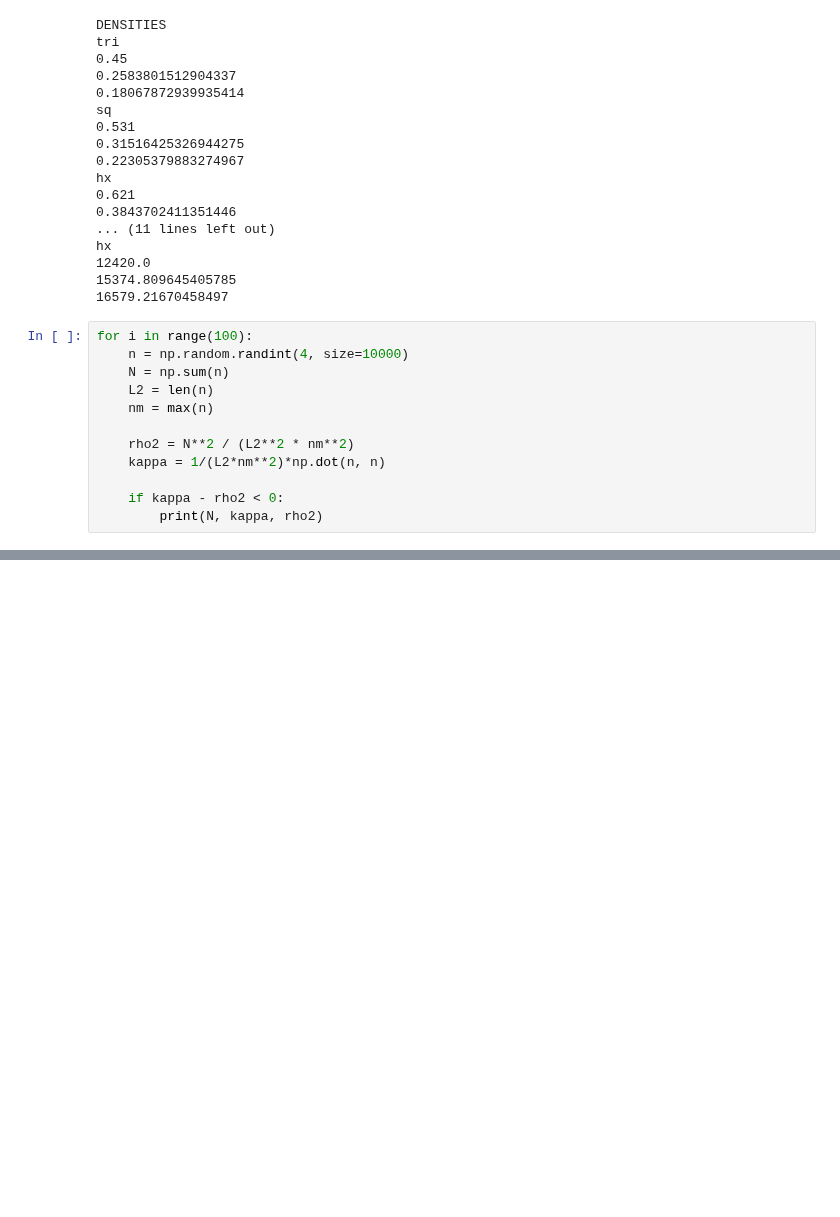
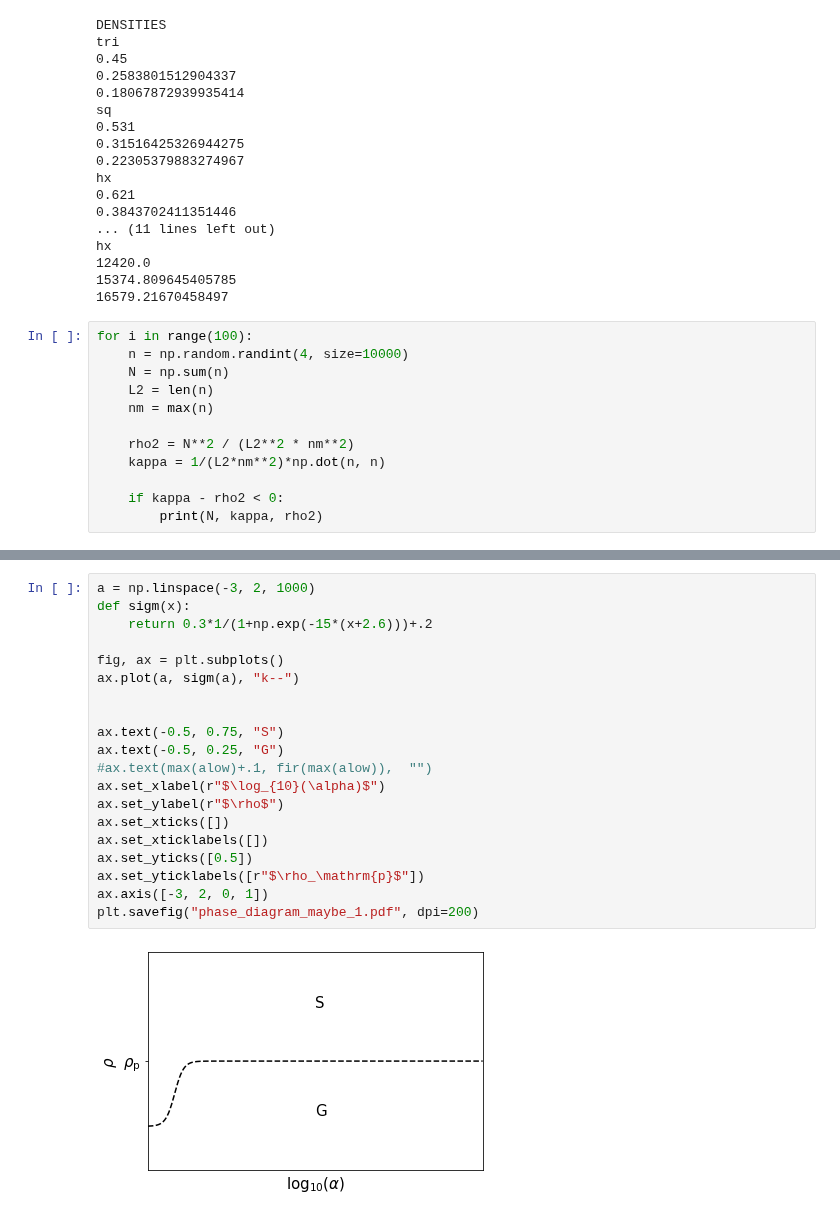
Before and after one commit to larstors/BA, a Jupyter notebook: testing.ipynb, the cells around one changed output, grey strips where cells are left out. Saved outputs shown, nothing was run; the diff lists cells and outputs as text; blank space fills up the shorter version.

```diff
--- a/testing.ipynb
+++ b/testing.ipynb
@@ -642,0 +643,22 @@ plt.savefig("phase_diagram_maybe.pdf", dpi=200)
+# %%
+a = np.linspace(-3, 2, 1000)
+def sigm(x):
+    return 0.3*1/(1+np.exp(-15*(x+2.6)))+.2
+
+fig, ax = plt.subplots()
+ax.plot(a, sigm(a), "k--")
+
+
+ax.text(-0.5, 0.75, "S")
+ax.text(-0.5, 0.25, "G")
+#ax.text(max(alow)+.1, fir(max(alow)),  "")
+ax.set_xlabel(r"$\log_{10}(\alpha)$")
+ax.set_ylabel(r"$\rho$")
+ax.set_xticks([])
+ax.set_xticklabels([])
+ax.set_yticks([0.5])
+ax.set_yticklabels([r"$\rho_\mathrm{p}$"])
+ax.axis([-3, 2, 0, 1])
+plt.savefig("phase_diagram_maybe_1.pdf", dpi=200)
+# %% [output]
+[figure, added]
```
Also changed, not shown: parts of 3 cells of this notebook.
